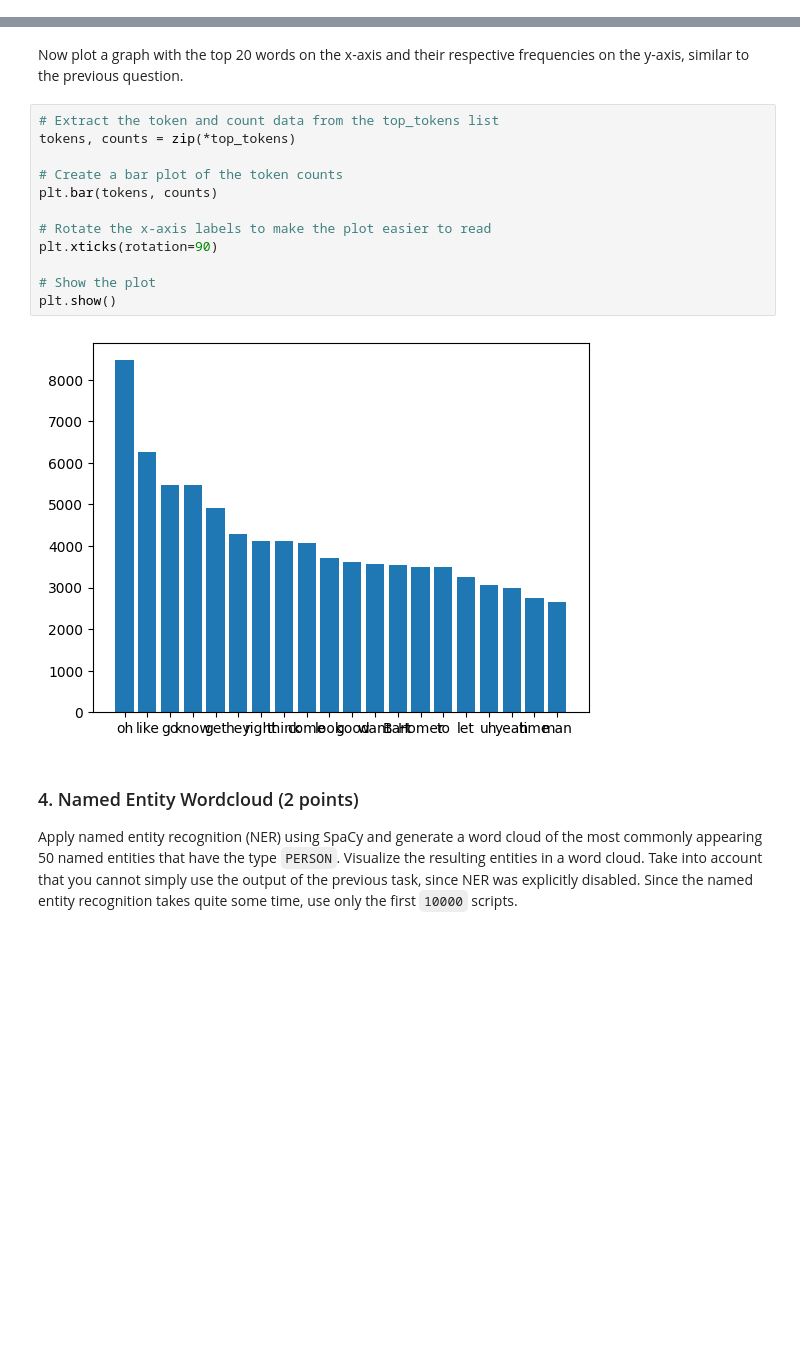
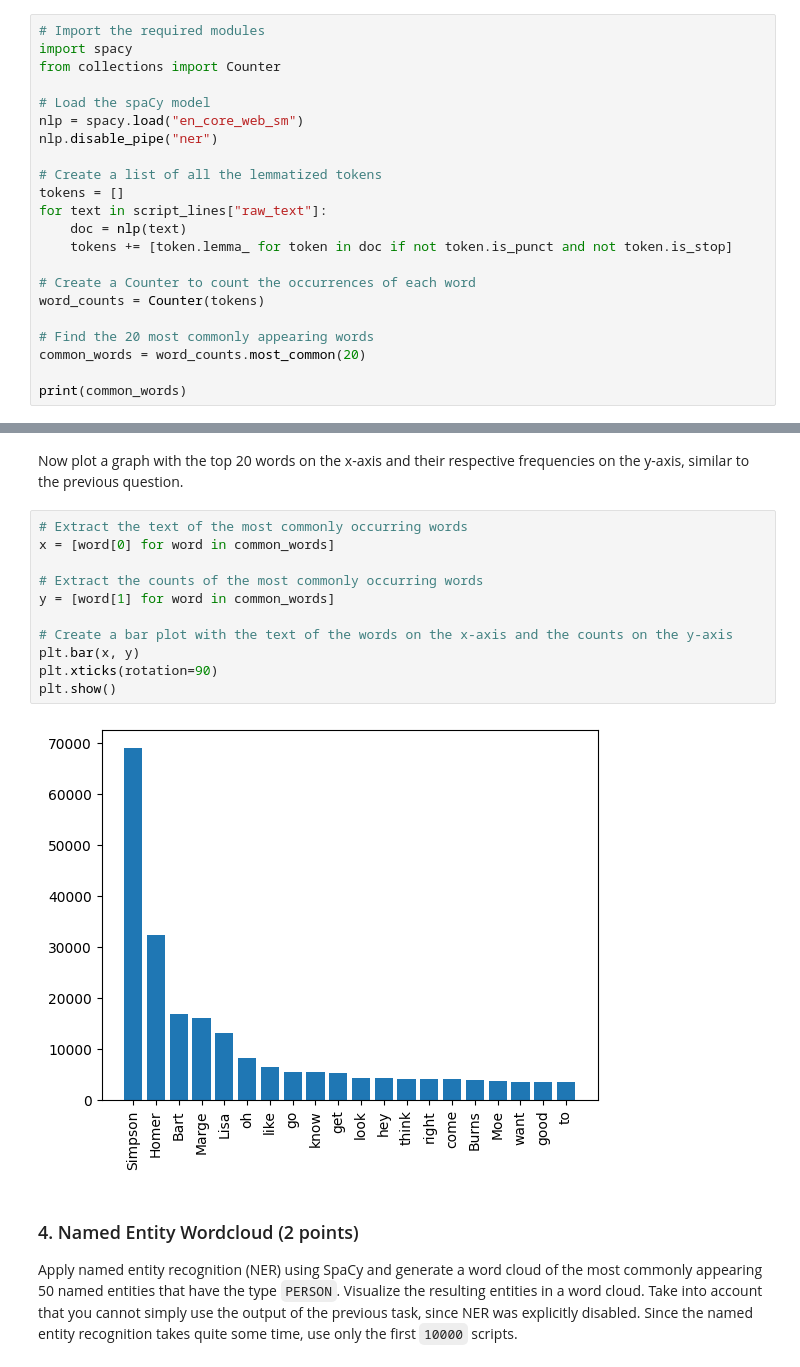
Before and after one commit to superhellth/ds-project-wc2022, a Jupyter notebook: Solution_OpenAI.ipynb, the cells around one changed output, grey strips where cells are left out. Cells and saved outputs as stored; diff of their text form; blank space fills up the shorter version.

```diff
--- a/Solution_OpenAI.ipynb
+++ b/Solution_OpenAI.ipynb
@@ -281,0 +219,22 @@ Expected Result:
+# %%
+# Import the required modules
+import spacy
+from collections import Counter
+
+# Load the spaCy model
+nlp = spacy.load("en_core_web_sm")
+nlp.disable_pipe("ner")
+
+# Create a list of all the lemmatized tokens
+tokens = []
+for text in script_lines["raw_text"]:
+    doc = nlp(text)
+    tokens += [token.lemma_ for token in doc if not token.is_punct and not token.is_stop]
+
+# Create a Counter to count the occurrences of each word
+word_counts = Counter(tokens)
+
+# Find the 20 most commonly appearing words
+common_words = word_counts.most_common(20)
+
+print(common_words)
@@ -282,19 +246,18 @@ Expected Result:
 # %% [markdown]
 Now plot a graph with the top 20 words on the x-axis and their respective frequencies on the y-axis, similar to the previous question.
-# %%
-# Extract the token and count data from the top_tokens list
-tokens, counts = zip(*top_tokens)
-
-# Create a bar plot of the token counts
-plt.bar(tokens, counts)
-
-# Rotate the x-axis labels to make the plot easier to read
-plt.xticks(rotation=90)
-
-# Show the plot
-plt.show()
-# %% [output]
-[figure, removed]
+# %%
+# Extract the text of the most commonly occurring words
+x = [word[0] for word in common_words]
+
+# Extract the counts of the most commonly occurring words
+y = [word[1] for word in common_words]
+
+# Create a bar plot with the text of the words on the x-axis and the counts on the y-axis
+plt.bar(x, y)
+plt.xticks(rotation=90)
+plt.show()
+# %% [output]
+[figure, added]
 # %% [markdown]
 ### 4. Named Entity Wordcloud (2 points)
 
```
Also changed, not shown: parts of 39 cells of this notebook, 1 other file.
